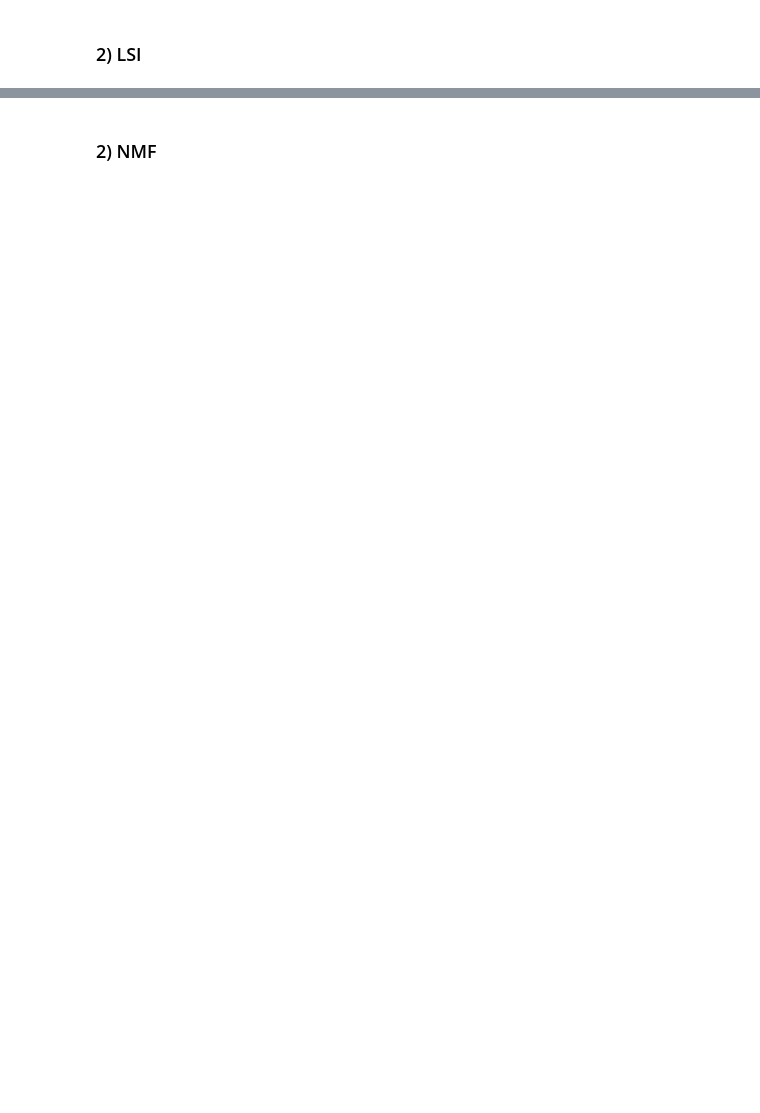
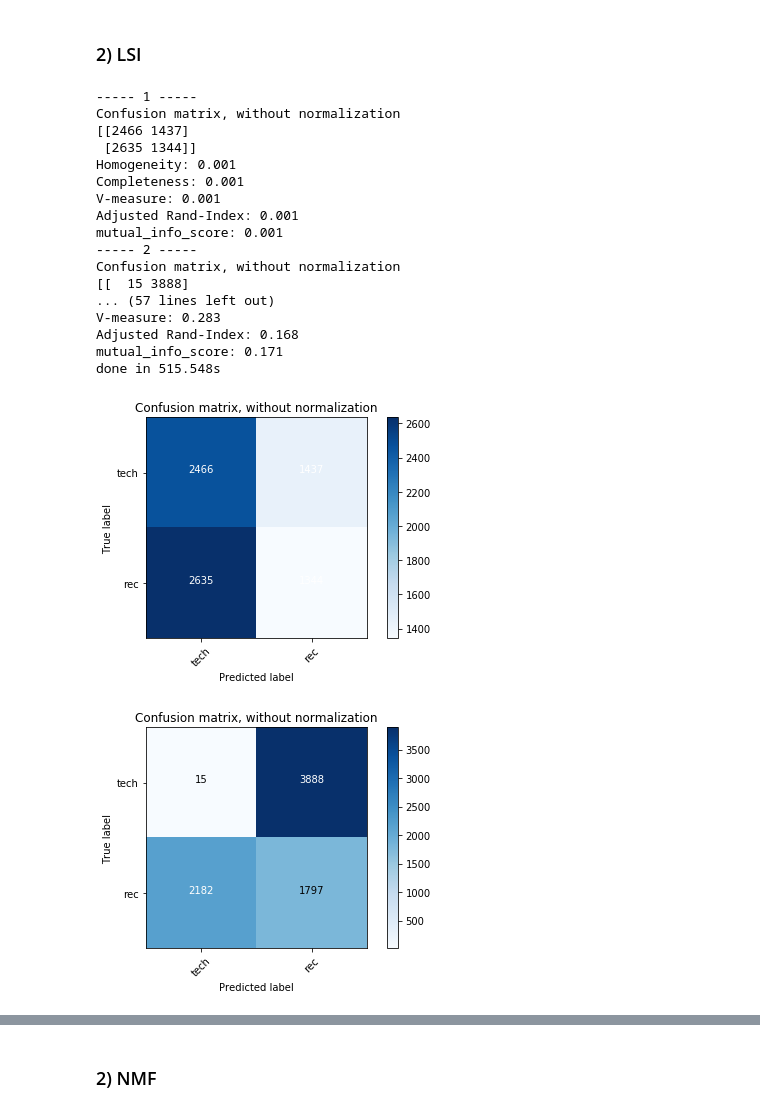
Before and after one commit to wppply/ECE219_projects, a Jupyter notebook: project_2/Project2.ipynb, the cells around one changed output, grey strips where cells are left out. Drawn from its saved outputs; the diff is of its cells as text; code cells hidden in the pictures; blank space fills up the shorter version.

```diff
--- a/project_2/Project2.ipynb
+++ b/project_2/Project2.ipynb
@@ -130,0 +140,46 @@ for r in range(1,50):
+# %%
+from sklearn.pipeline import make_pipeline
+scores_LSI = []
+
+t0 = time()
+
+for r in range(1,301):
+    X_truncated = X_LSI[:,:r]
+    km_truncated = KMeans(n_clusters=2, init='k-means++',max_iter=100,random_state=42, n_init=30)
+    km_truncated.fit(X_truncated)
+
+    labels = dataset.target
+    labels = (labels>3)
+
+    if r in rs:
+        print("-"*5,r,"-"*5)
+        cnf_matrix = metrics.confusion_matrix(labels, km_truncated.labels_)
+        utils.plot_confusion_matrix(cnf_matrix, classes=['tech','rec'],
+                      title='Confusion matrix, without normalization')
+
+        scores_LSI.append(utils.cluster_score(labels,km_truncated.labels_,p = True))
+
+    else:
+        scores_LSI.append(utils.cluster_score(labels,km_truncated.labels_,p = False))
+
+print("done in %0.3fs" % (time() - t0))
+# %% [output]
+----- 1 -----
+Confusion matrix, without normalization
+[[2466 1437]
+ [2635 1344]]
+Homogeneity: 0.001
+Completeness: 0.001
+V-measure: 0.001
+Adjusted Rand-Index: 0.001
+mutual_info_score: 0.001
+----- 2 -----
+Confusion matrix, without normalization
+[[  15 3888]
+... (57 lines left out)
+V-measure: 0.283
+Adjusted Rand-Index: 0.168
+mutual_info_score: 0.171
+done in 515.548s
+[figure, added]
+[figure, added]
```
Also changed, not shown: parts of 23 cells of this notebook, 8 other files.
